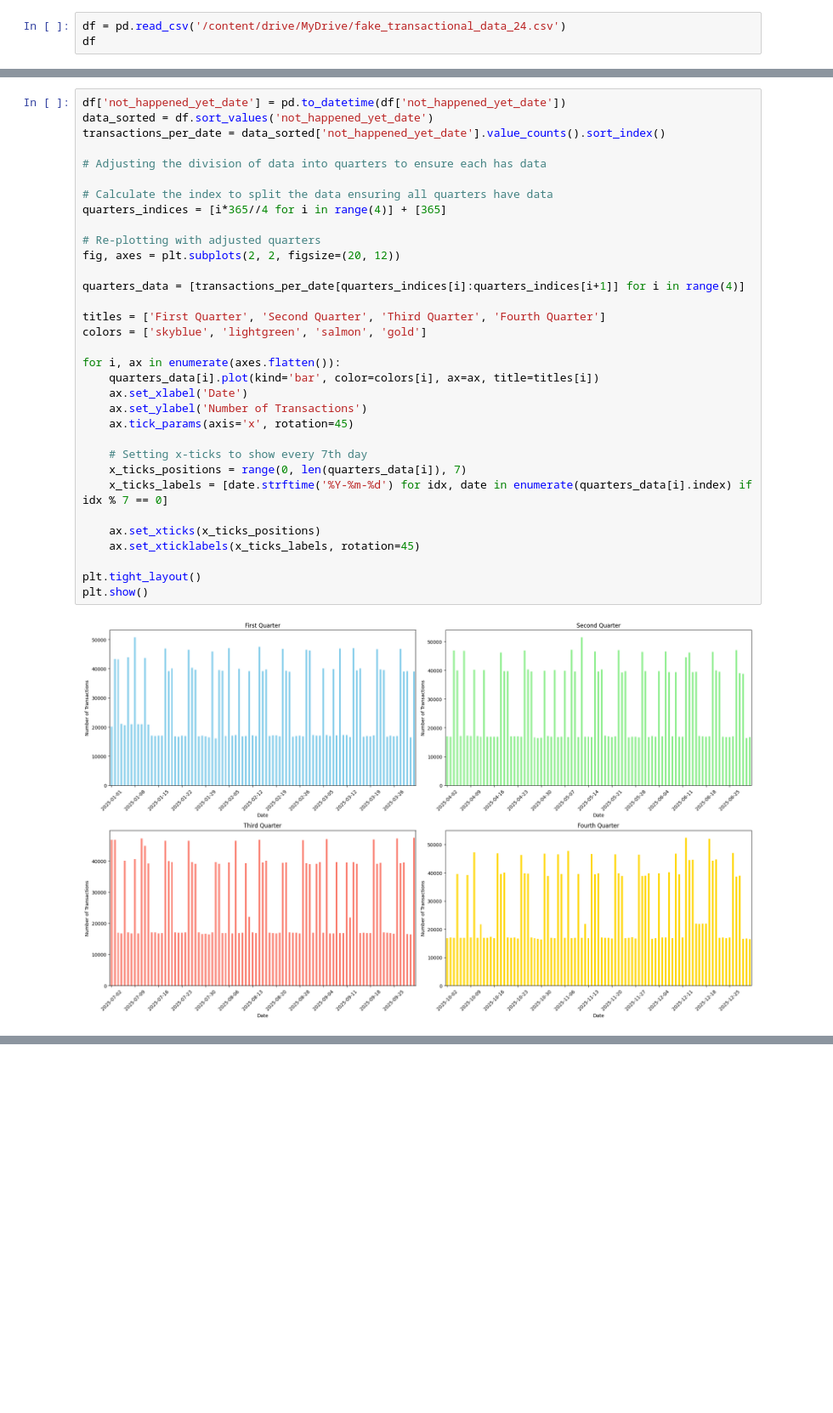
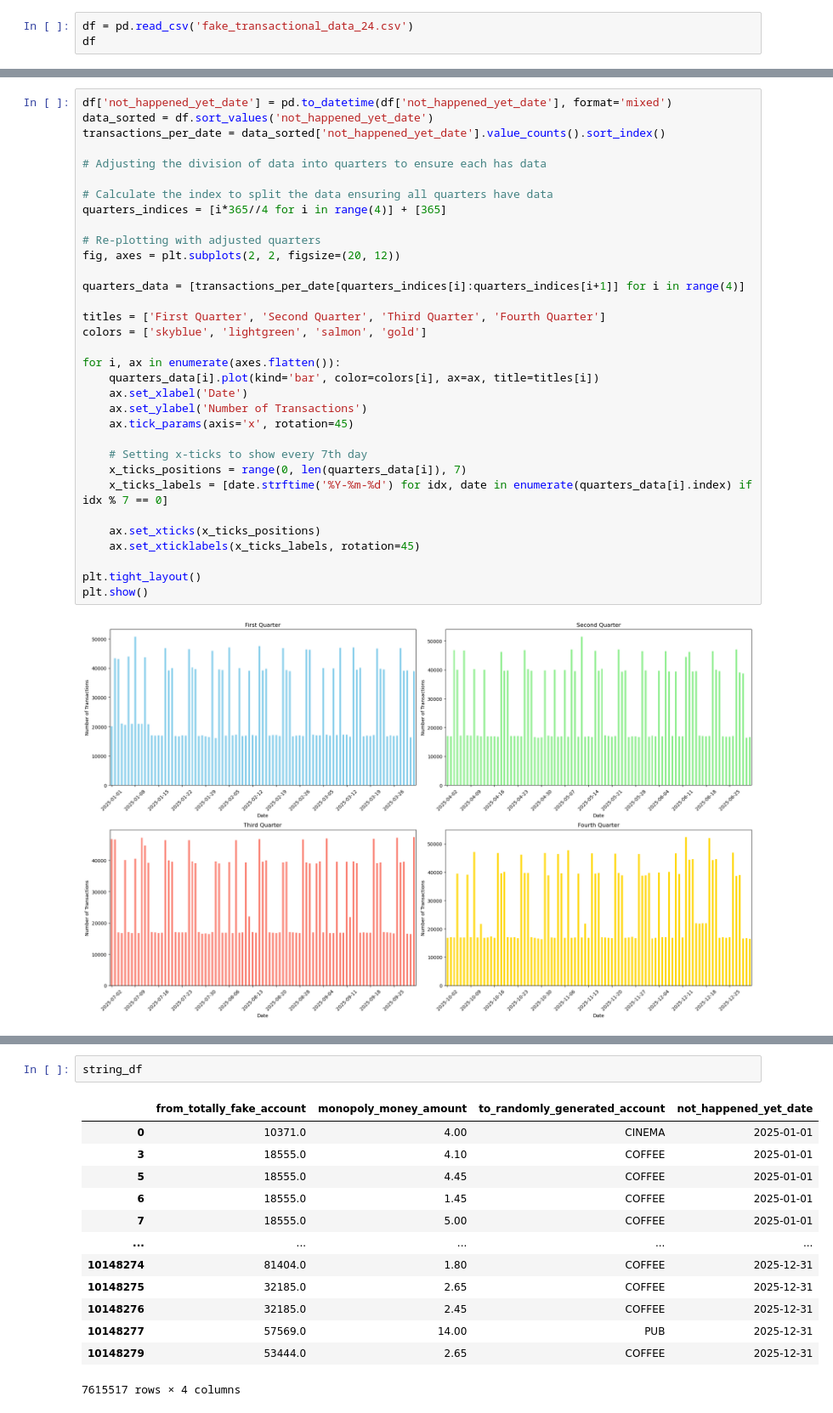
Before and after one commit to UoB-DSMP-2023-24/dsmp-2024-group26, a Jupyter notebook: week18.ipynb, the cells around one changed output, grey strips where cells are left out. Shown at 85% size. Drawn from its saved outputs; the diff is of its cells as text; blank space fills up the shorter version.

```diff
--- a/week18.ipynb
+++ b/week18.ipynb
@@ -7,7 +2,7 @@ Mounted at /content/drive
 import pandas as pd
 import matplotlib.pyplot as plt
 # %%
-df = pd.read_csv('/content/drive/MyDrive/fake_transactional_data_24.csv')
+df = pd.read_csv('fake_transactional_data_24.csv')
 df
 # %% [output]
 |  | from_totally_fake_account | monopoly_money_amount | to_randomly_generated_account | not_happened_yet_date |
@@ -24,7 +19,7 @@ df
 | 10148279 | 53444.0 | 2.65 | A_LOCAL_COFFEE_SHOP | 31/12/2025 |
 10148280 rows × 4 columns
 # %%
-df['not_happened_yet_date'] = pd.to_datetime(df['not_happened_yet_date'])
+df['not_happened_yet_date'] = pd.to_datetime(df['not_happened_yet_date'], format='mixed')
 data_sorted = df.sort_values('not_happened_yet_date')
 transactions_per_date = data_sorted['not_happened_yet_date'].value_counts().sort_index()
 
@@ -99,3 +81,19 @@ See the caveats in the documentation: https://pandas.pydata.org/pandas-docs/stab
+# %%
+string_df
+# %% [output]
+|  | from_totally_fake_account | monopoly_money_amount | to_randomly_generated_account | not_happened_yet_date |
+| 0 | 10371.0 | 4.00 | CINEMA | 2025-01-01 |
+| 3 | 18555.0 | 4.10 | COFFEE | 2025-01-01 |
+| 5 | 18555.0 | 4.45 | COFFEE | 2025-01-01 |
+| 6 | 18555.0 | 1.45 | COFFEE | 2025-01-01 |
+| 7 | 18555.0 | 5.00 | COFFEE | 2025-01-01 |
+| ... | ... | ... | ... | ... |
+| 10148274 | 81404.0 | 1.80 | COFFEE | 2025-12-31 |
+| 10148275 | 32185.0 | 2.65 | COFFEE | 2025-12-31 |
+| 10148276 | 32185.0 | 2.45 | COFFEE | 2025-12-31 |
+| 10148277 | 57569.0 | 14.00 | PUB | 2025-12-31 |
+| 10148279 | 53444.0 | 2.65 | COFFEE | 2025-12-31 |
+7615517 rows × 4 columns
 # %%
 quarters_indices = [i*365//4 for i in range(4)] + [365]
 
```
Also changed, not shown: parts of 2 cells of this notebook.
